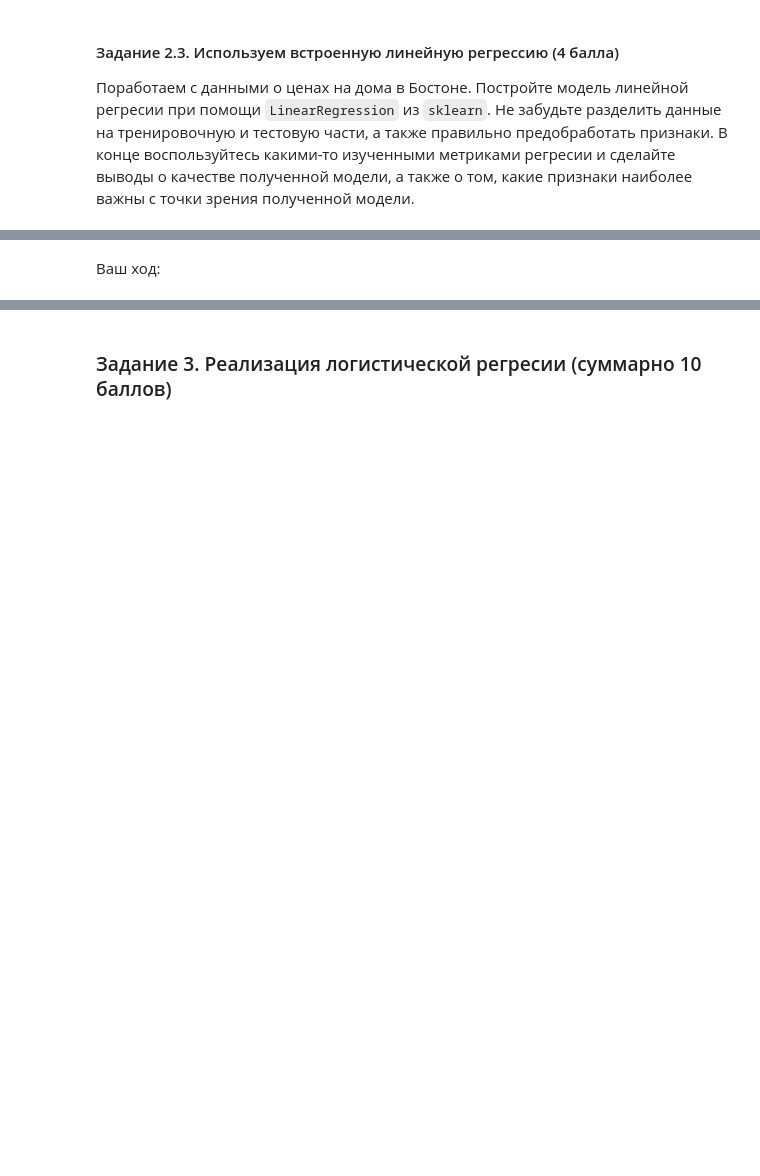
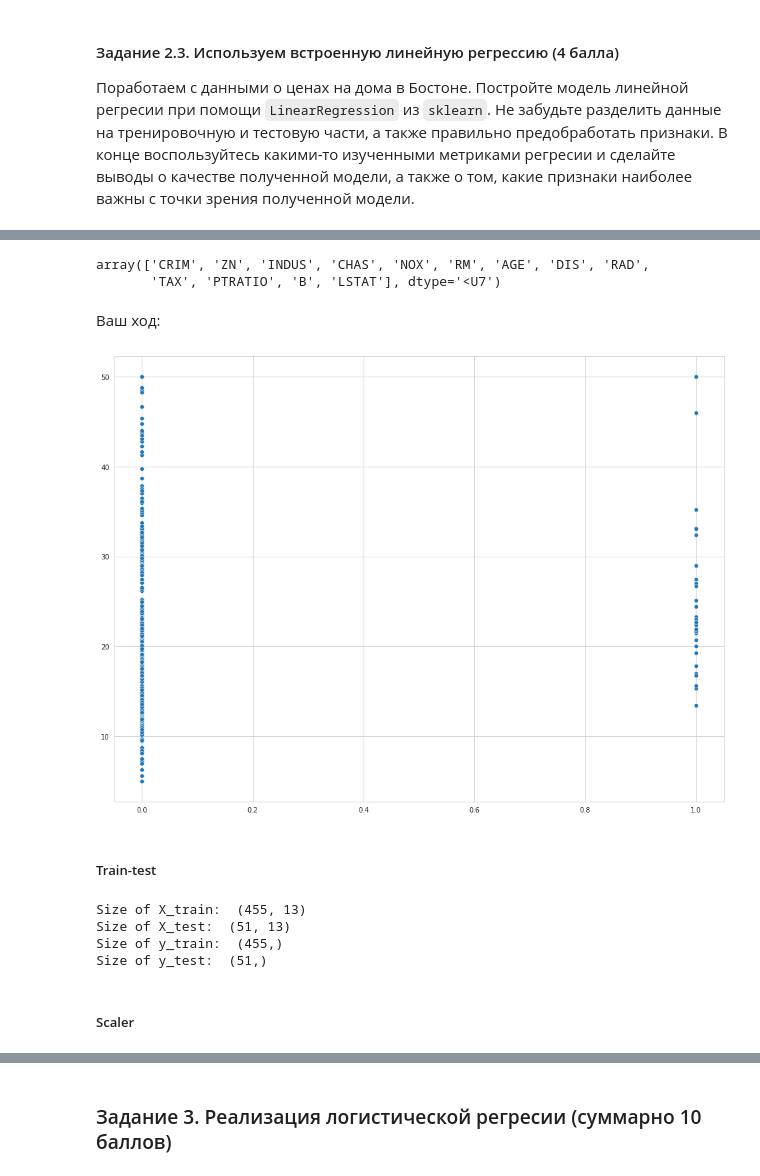
Before and after one commit to Freddsle/BI_ML_2021, a Jupyter notebook: l2_linmodels_GD/code/Linear_models.ipynb, the cells around one changed output, grey strips where cells are left out. Drawn from its saved outputs; the diff is of its cells as text; code cells hidden in the pictures; blank space fills up the shorter version.

Commit message:
add test-train and scaler

```diff
--- a/l2_linmodels_GD/code/Linear_models.ipynb
+++ b/l2_linmodels_GD/code/Linear_models.ipynb
@@ -401,2 +419,29 @@ feature_names = data["feature_names"]
+# %%
+feature_names
+# %% [output]
+array(['CRIM', 'ZN', 'INDUS', 'CHAS', 'NOX', 'RM', 'AGE', 'DIS', 'RAD',
+       'TAX', 'PTRATIO', 'B', 'LSTAT'], dtype='<U7')
 # %% [markdown]
 Ваш ход:
+# %%
+plt.figure(figsize = (16, 12))
+sns.scatterplot(x=X[:,3], y=y);
+# %% [output]
+[figure, added]
+# %% [markdown]
+##### Train-test
+# %%
+X_train, X_test, y_train, y_test = train_test_split(X, y, test_size=0.1)
+
+print('Size of X_train: ', X_train.shape)
+print('Size of X_test: ', X_test.shape)
+
+print('Size of y_train: ', y_train.shape)
+print('Size of y_test: ', y_test.shape)
+# %% [output]
+Size of X_train:  (455, 13)
+Size of X_test:  (51, 13)
+Size of y_train:  (455,)
+Size of y_test:  (51,)
+# %% [markdown]
+##### Scaler
```
Also changed, not shown: parts of 9 cells of this notebook.
